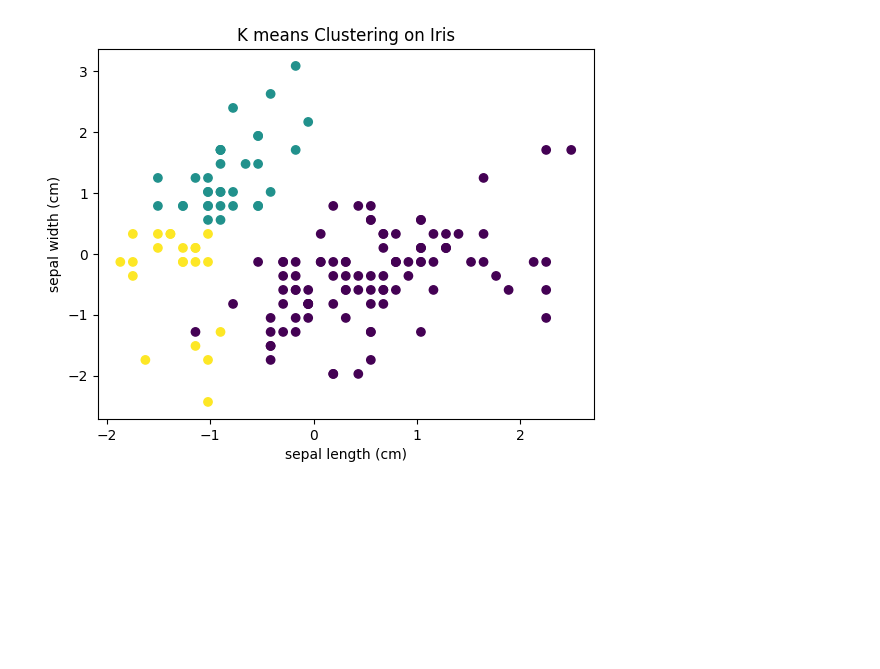
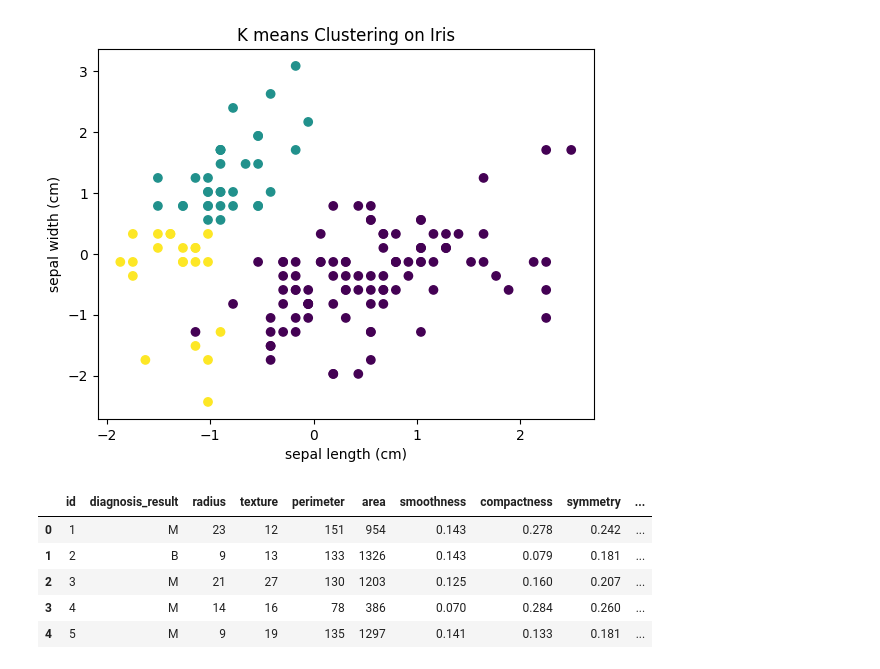
Before and after one commit to amandeep-singh28/Machine-Learning-Revision, a Jupyter notebook: 02_Practice.ipynb, the cells around one changed output. Drawn from its saved outputs; the diff is of its cells as text; code cells hidden in the pictures; blank space fills up the shorter version.

```diff
--- a/02_Practice.ipynb
+++ b/02_Practice.ipynb
@@ -533,3 +534,14 @@ plt.title('K means Clustering on Iris')
 plt.show()
 # %% [output]
 [figure]
+# %%
+df = pd.read_csv('Datasets\Prostate_cancer.csv')
+# %%
+df.head()
+# %% [output]
+|  | id | diagnosis_result | radius | texture | perimeter | area | smoothness | compactness | symmetry | ... |
+| 0 | 1 | M | 23 | 12 | 151 | 954 | 0.143 | 0.278 | 0.242 | ... |
+| 1 | 2 | B | 9 | 13 | 133 | 1326 | 0.143 | 0.079 | 0.181 | ... |
+| 2 | 3 | M | 21 | 27 | 130 | 1203 | 0.125 | 0.160 | 0.207 | ... |
+| 3 | 4 | M | 14 | 16 | 78 | 386 | 0.070 | 0.284 | 0.260 | ... |
+| 4 | 5 | M | 9 | 19 | 135 | 1297 | 0.141 | 0.133 | 0.181 | ... |
```
Also changed, not shown: parts of 10 cells of this notebook.
